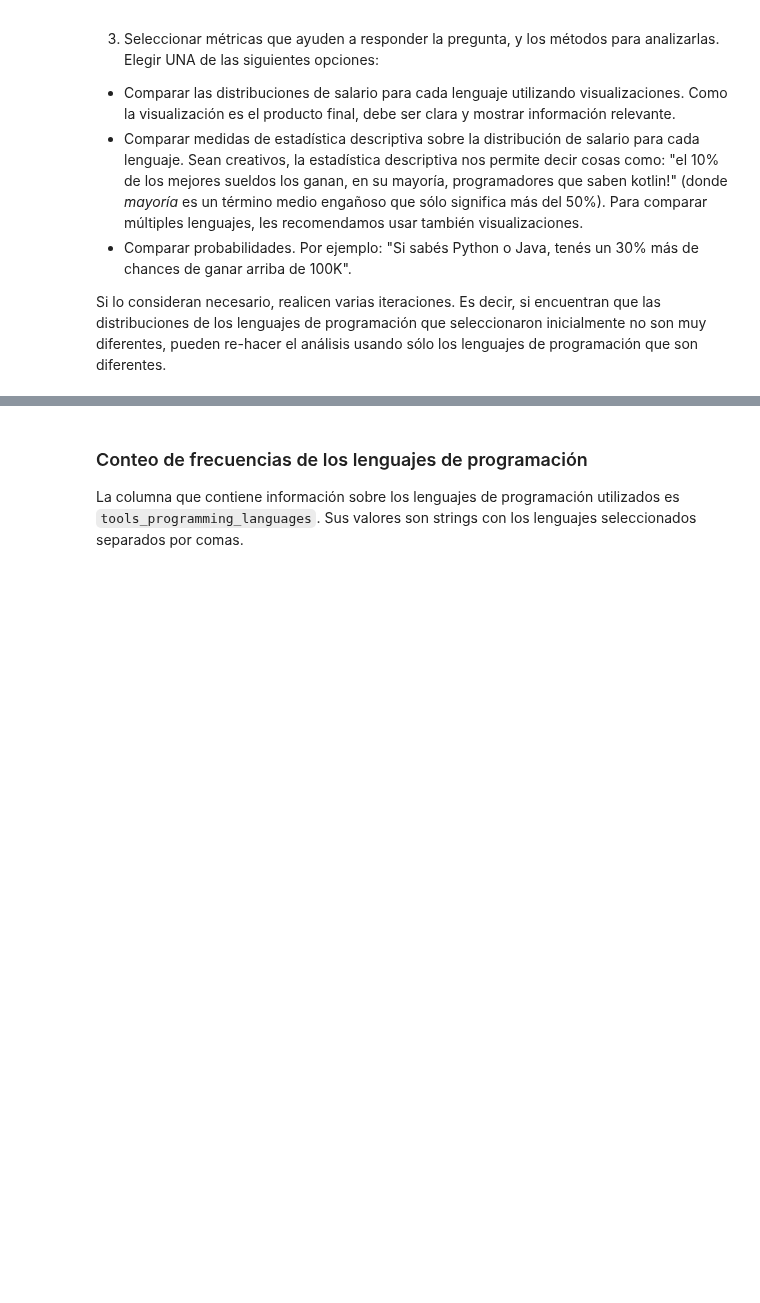
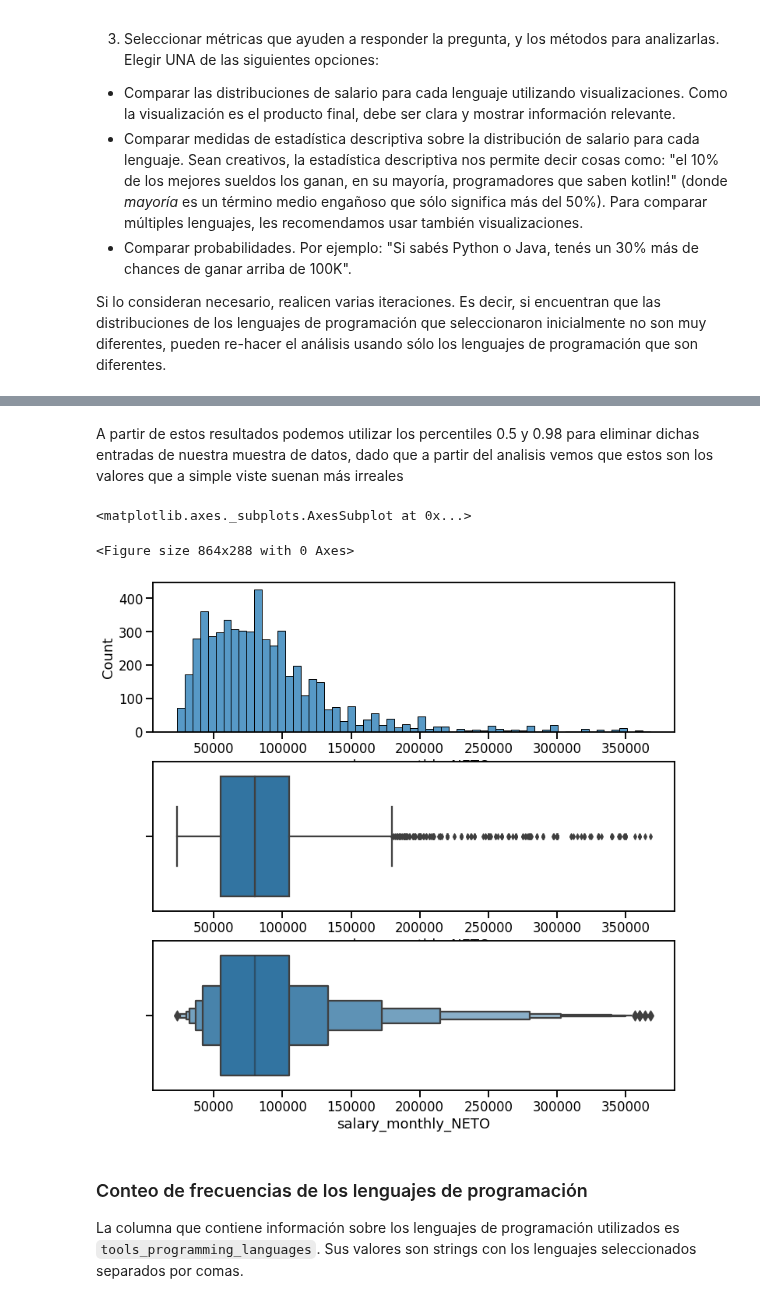
Before and after one commit to pablonicolasr/diplodatos-ayvd-2022-grupo32, a Jupyter notebook: Entregable_Parte_1.ipynb, the cells around one changed output, grey strips where cells are left out. Saved outputs shown, nothing was run; the diff lists cells and outputs as text; code cells hidden in the pictures; blank space fills up the shorter version.

```diff
--- a/Entregable_Parte_1.ipynb
+++ b/Entregable_Parte_1.ipynb
@@ -55,3 +81,20 @@ relevant_columns = ['tools_programming_languages', 'salary_monthly_NETO']
+# %% [markdown]
+A partir de estos resultados podemos utilizar los percentiles 0.5 y 0.98 para eliminar dichas entradas de nuestra muestra de datos, dado que a partir del analisis vemos que estos son los valores que a simple viste suenan más irreales
+# %%
+max_thresold = df.salary_monthly_NETO.quantile(0.98)
+min_thresold = df.salary_monthly_NETO.quantile(0.05)
+
+clean_df = df[(df.salary_monthly_NETO < max_thresold) & (df.salary_monthly_NETO > min_thresold)].dropna(subset=['salary_monthly_NETO', 'tools_programming_languages'])
+
+plt.figure(figsize=(12, 4))
+fig, axes = plt.subplots(figsize=(12, 12), nrows=3)
+seaborn.histplot(x=clean_df.salary_monthly_NETO, ax=axes[0])
+seaborn.boxplot(x=clean_df.salary_monthly_NETO, ax=axes[1])
+seaborn.boxenplot(x=clean_df.salary_monthly_NETO, ax=axes[2])
+# %% [output]
+<matplotlib.axes._subplots.AxesSubplot at 0x...>
+<Figure size 864x288 with 0 Axes>
+[figure, added]
 # %% [markdown]
 ### Conteo de frecuencias de los lenguajes de programación
 
```
Also changed, not shown: parts of 15 cells of this notebook.
